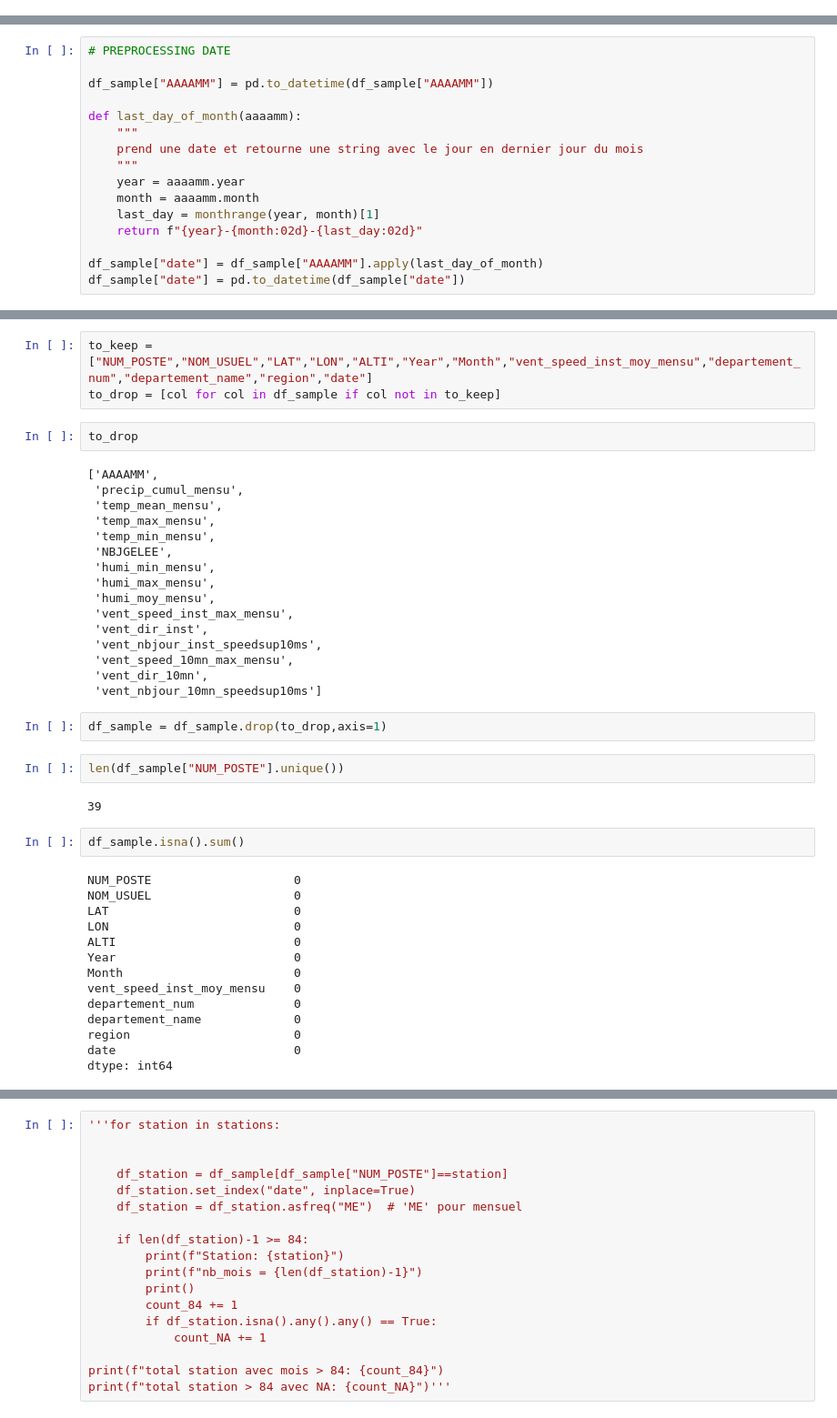
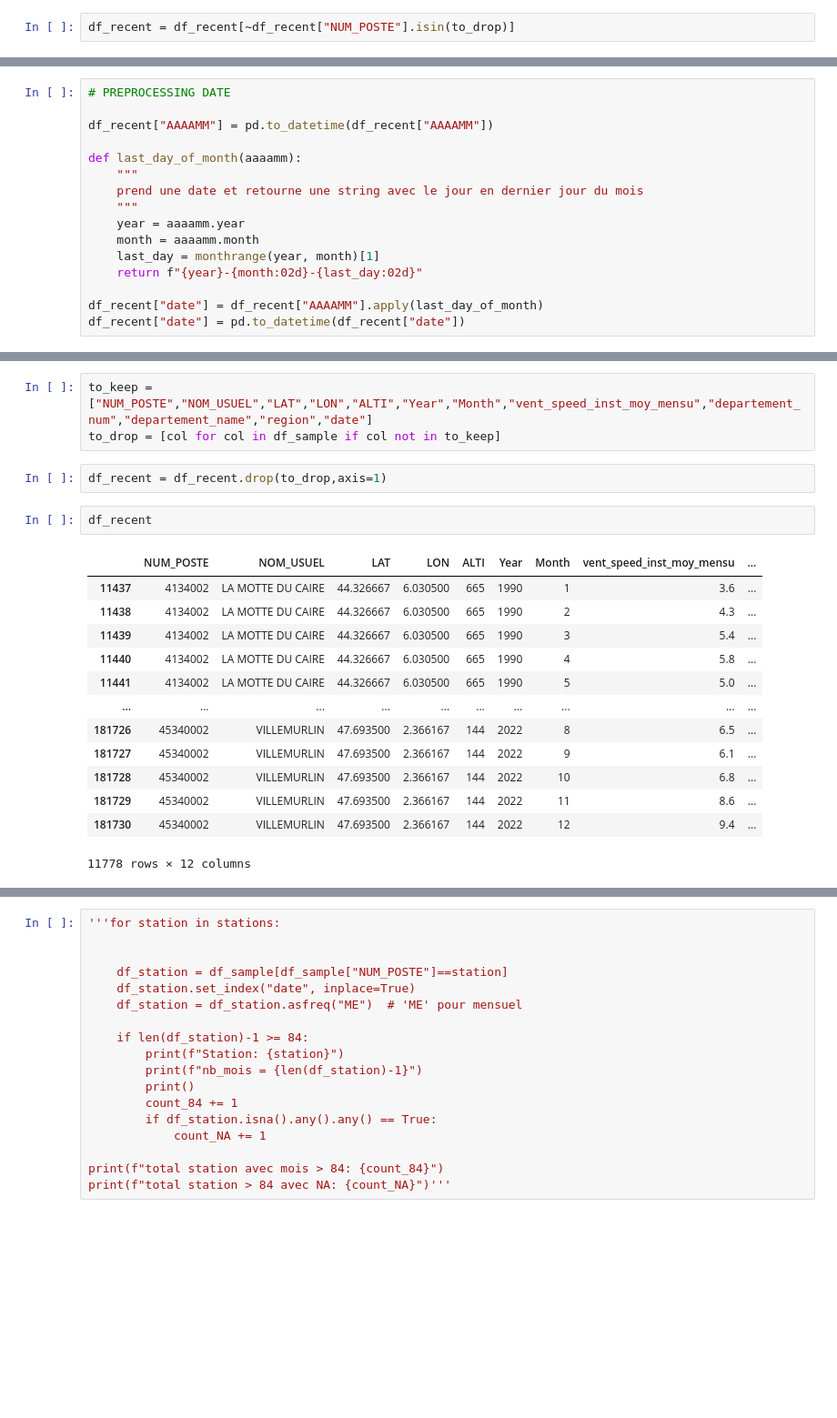
Before and after one commit to tristanGIANDO/jedha_final_project, a Jupyter notebook: jedha_final_project/modeles/baseline_region.ipynb, the cells around one changed output, grey strips where cells are left out. Shown at 91% size. Drawn from its saved outputs; the diff is of its cells as text; blank space fills up the shorter version.

Commit message:
pred baseline sur region

```diff
--- a/jedha_final_project/modeles/baseline_region.ipynb
+++ b/jedha_final_project/modeles/baseline_region.ipynb
@@ -156,0 +118,2 @@ df_sample.groupby(["NUM_POSTE"]).count().sort_values(by="NOM_USUEL")
+# %%
+df_recent = df_recent[~df_recent["NUM_POSTE"].isin(to_drop)]
@@ -157,7 +124,7 @@ df_sample.groupby(["NUM_POSTE"]).count().sort_values(by="NOM_USUEL")
 # %%
 # PREPROCESSING DATE
 
-df_sample["AAAAMM"] = pd.to_datetime(df_sample["AAAAMM"])
+df_recent["AAAAMM"] = pd.to_datetime(df_recent["AAAAMM"])
 
 def last_day_of_month(aaaamm):
     """
@@ -168,5 +135,5 @@ def last_day_of_month(aaaamm):
     last_day = monthrange(year, month)[1]
     return f"{year}-{month:02d}-{last_day:02d}"
 
-df_sample["date"] = df_sample["AAAAMM"].apply(last_day_of_month)
-df_sample["date"] = pd.to_datetime(df_sample["date"])
+df_recent["date"] = df_recent["AAAAMM"].apply(last_day_of_month)
+df_recent["date"] = pd.to_datetime(df_recent["date"])
@@ -189,43 +140,21 @@ See the caveats in the documentation: https://pandas.pydata.org/pandas-docs/stab
 # %%
 to_keep = ["NUM_POSTE","NOM_USUEL","LAT","LON","ALTI","Year","Month","vent_speed_inst_moy_mensu","departement_num","departement_name","region","date"]
 to_drop = [col for col in df_sample if col not in to_keep]
-# %%
-to_drop
-# %% [output]
-['AAAAMM',
- 'precip_cumul_mensu',
- 'temp_mean_mensu',
- 'temp_max_mensu',
- 'temp_min_mensu',
- 'NBJGELEE',
- 'humi_min_mensu',
- 'humi_max_mensu',
- 'humi_moy_mensu',
- 'vent_speed_inst_max_mensu',
- 'vent_dir_inst',
- 'vent_nbjour_inst_speedsup10ms',
- 'vent_speed_10mn_max_mensu',
- 'vent_dir_10mn',
- 'vent_nbjour_10mn_speedsup10ms']
 # %%
-df_sample = df_sample.drop(to_drop,axis=1)
+df_recent = df_recent.drop(to_drop,axis=1)
-# %%
-len(df_sample["NUM_POSTE"].unique())
-# %% [output]
-39
-# %%
-df_sample.isna().sum()
-# %% [output]
-NUM_POSTE                    0
-NOM_USUEL                    0
-LAT                          0
-LON                          0
-ALTI                         0
-Year                         0
-Month                        0
-vent_speed_inst_moy_mensu    0
-departement_num              0
-departement_name             0
-region                       0
-date                         0
-dtype: int64
+# %%
+df_recent
+# %% [output]
+|  | NUM_POSTE | NOM_USUEL | LAT | LON | ALTI | Year | Month | vent_speed_inst_moy_mensu | ... |
+| 11437 | 4134002 | LA MOTTE DU CAIRE | 44.326667 | 6.030500 | 665 | 1990 | 1 | 3.6 | ... |
+| 11438 | 4134002 | LA MOTTE DU CAIRE | 44.326667 | 6.030500 | 665 | 1990 | 2 | 4.3 | ... |
+| 11439 | 4134002 | LA MOTTE DU CAIRE | 44.326667 | 6.030500 | 665 | 1990 | 3 | 5.4 | ... |
+| 11440 | 4134002 | LA MOTTE DU CAIRE | 44.326667 | 6.030500 | 665 | 1990 | 4 | 5.8 | ... |
+| 11441 | 4134002 | LA MOTTE DU CAIRE | 44.326667 | 6.030500 | 665 | 1990 | 5 | 5.0 | ... |
+| ... | ... | ... | ... | ... | ... | ... | ... | ... | ... |
+| 181726 | 45340002 | VILLEMURLIN | 47.693500 | 2.366167 | 144 | 2022 | 8 | 6.5 | ... |
+| 181727 | 45340002 | VILLEMURLIN | 47.693500 | 2.366167 | 144 | 2022 | 9 | 6.1 | ... |
+| 181728 | 45340002 | VILLEMURLIN | 47.693500 | 2.366167 | 144 | 2022 | 10 | 6.8 | ... |
+| 181729 | 45340002 | VILLEMURLIN | 47.693500 | 2.366167 | 144 | 2022 | 11 | 8.6 | ... |
+| 181730 | 45340002 | VILLEMURLIN | 47.693500 | 2.366167 | 144 | 2022 | 12 | 9.4 | ... |
+11778 rows × 12 columns
```
Also changed, not shown: parts of 12 cells of this notebook.
